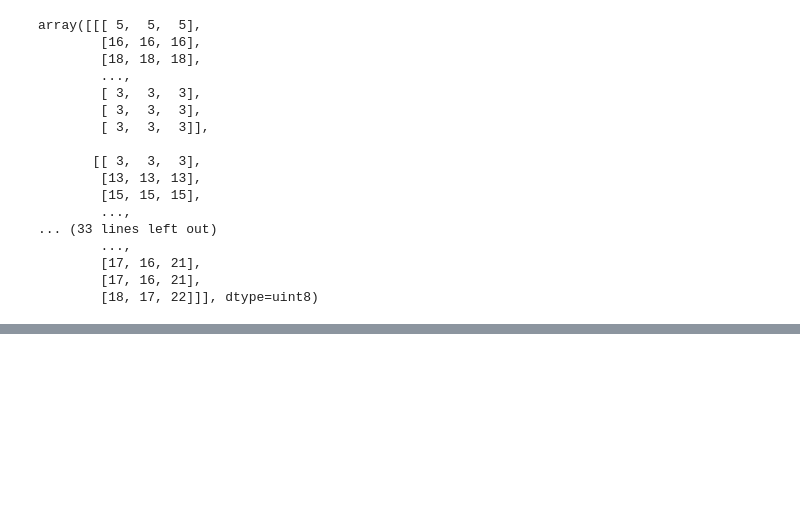
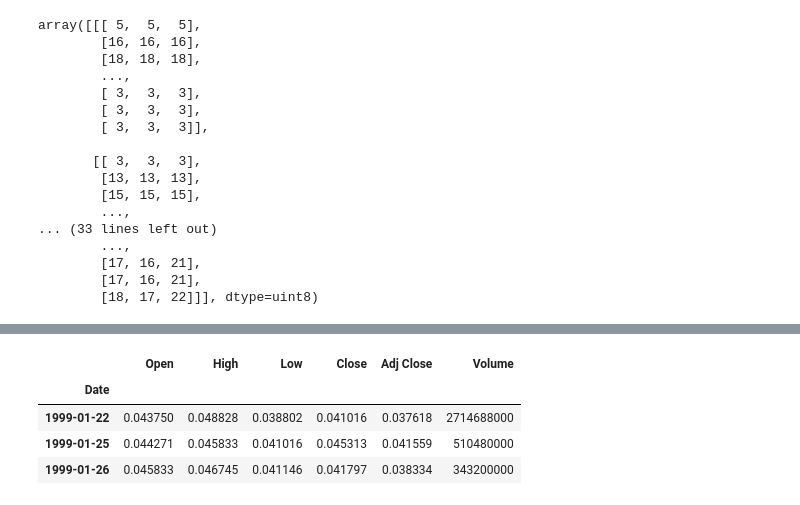
Before and after one commit to fanchou99/20241001, a Jupyter notebook: 20241002.ipynb, the cells around one changed output, grey strips where cells are left out. Cells and saved outputs as stored; diff of their text form; code cells hidden in the pictures; blank space fills up the shorter version.

```diff
--- a/20241002.ipynb
+++ b/20241002.ipynb
@@ -783,0 +1067,8 @@ This share link expires in 72 hours. For free permanent hosting and GPU upgrades
+# %%
+df.head(3) # default n =5
+# %% [output]
+|  | Open | High | Low | Close | Adj Close | Volume |
+| Date |  |  |  |  |  |  |
+| 1999-01-22 | 0.043750 | 0.048828 | 0.038802 | 0.041016 | 0.037618 | 2714688000 |
+| 1999-01-25 | 0.044271 | 0.045833 | 0.041016 | 0.045313 | 0.041559 | 510480000 |
+| 1999-01-26 | 0.045833 | 0.046745 | 0.041146 | 0.041797 | 0.038334 | 343200000 |
```
Also changed, not shown: parts of 55 cells of this notebook.
